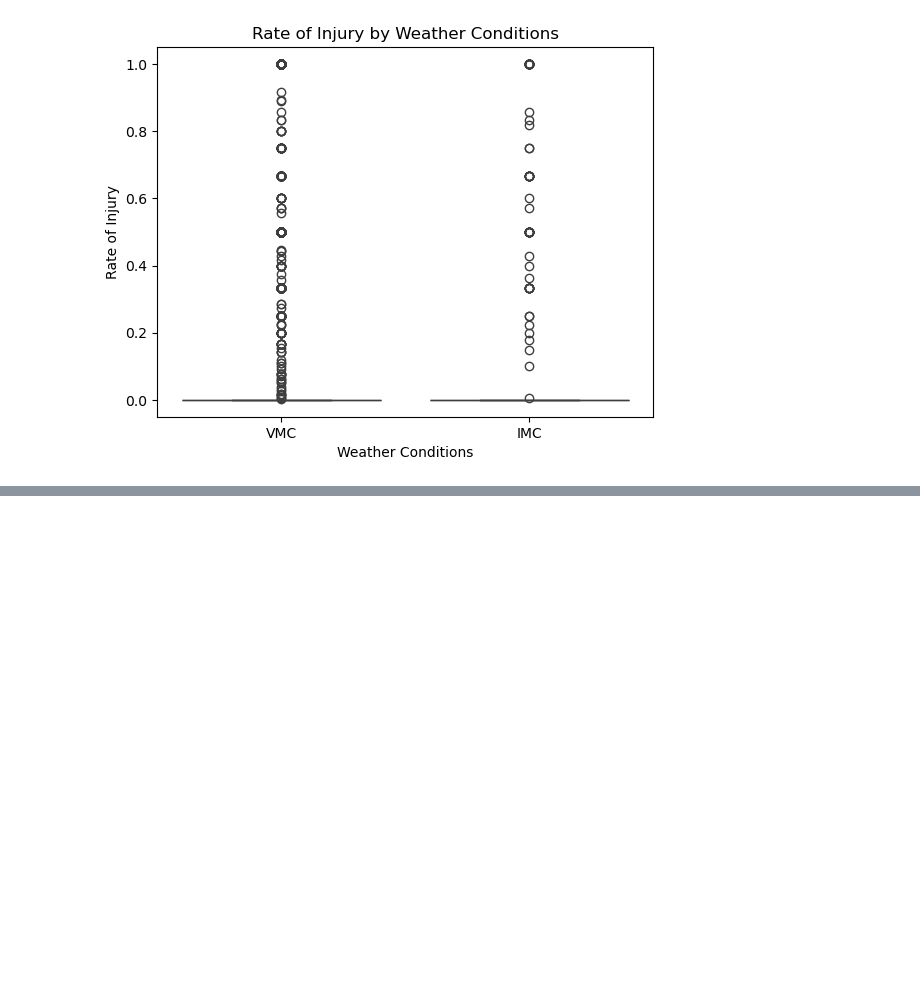
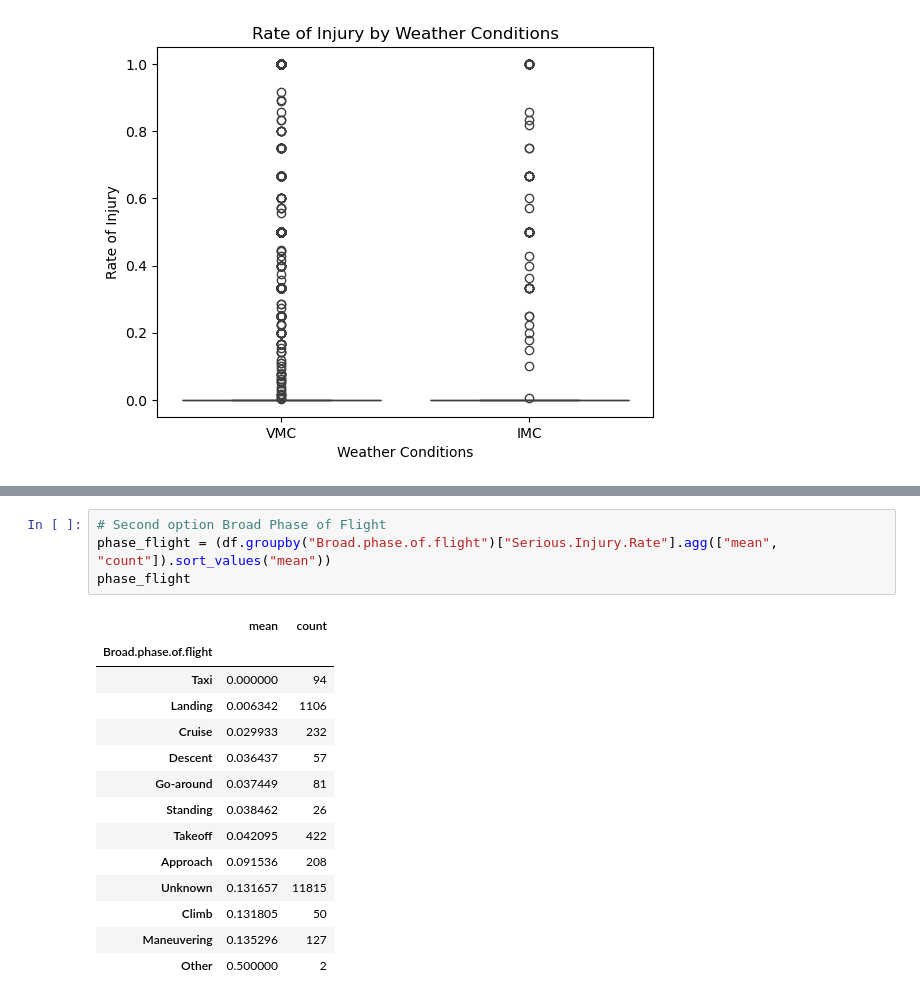
Before and after one commit to amursal-lab/dsc-summative-lab, a Jupyter notebook: Aviation_Accidents_Data_Analysis.ipynb, the cells around one changed output, grey strips where cells are left out. Drawn from its saved outputs; the diff is of its cells as text; blank space fills up the shorter version.

Commit message:
Group the second variable to be analyzed, Broad phase of flight, and injury rate. View the different phases

```diff
--- a/Aviation_Accidents_Data_Analysis.ipynb
+++ b/Aviation_Accidents_Data_Analysis.ipynb
@@ -245,0 +250,19 @@ plt.show()
+# %%
+# Second option Broad Phase of Flight
+phase_flight = (df.groupby("Broad.phase.of.flight")["Serious.Injury.Rate"].agg(["mean", "count"]).sort_values("mean"))
+phase_flight
+# %% [output]
+|  | mean | count |
+| Broad.phase.of.flight |  |  |
+| Taxi | 0.000000 | 94 |
+| Landing | 0.006342 | 1106 |
+| Cruise | 0.029933 | 232 |
+| Descent | 0.036437 | 57 |
+| Go-around | 0.037449 | 81 |
+| Standing | 0.038462 | 26 |
+| Takeoff | 0.042095 | 422 |
+| Approach | 0.091536 | 208 |
+| Unknown | 0.131657 | 11815 |
+| Climb | 0.131805 | 50 |
+| Maneuvering | 0.135296 | 127 |
+| Other | 0.500000 | 2 |
```
Also changed, not shown: parts of 1 cell of this notebook.
